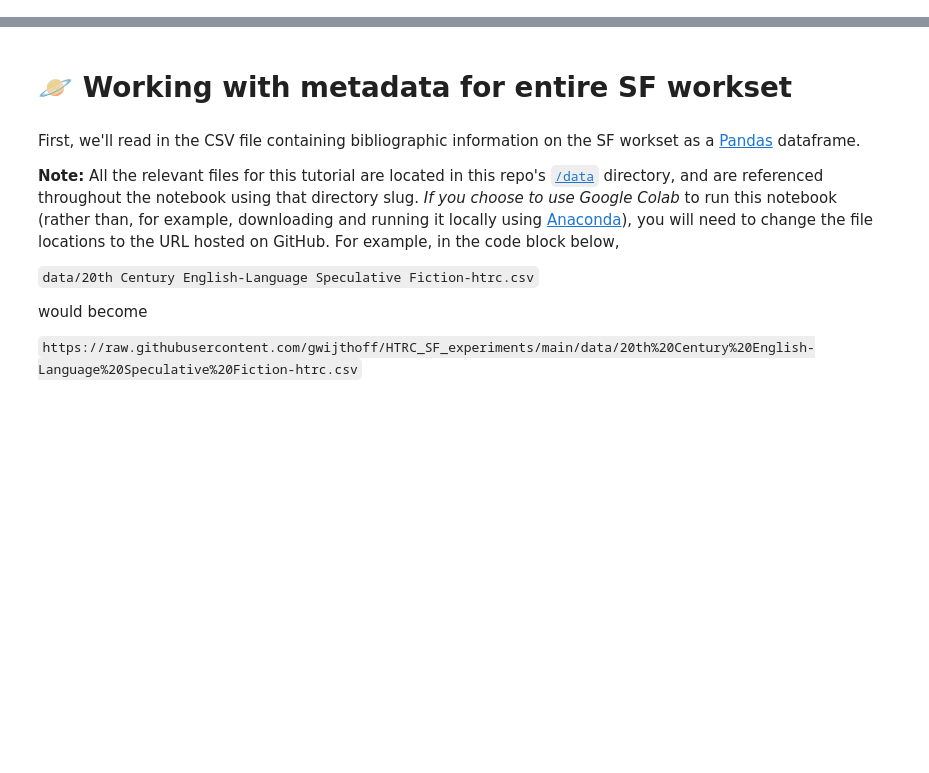
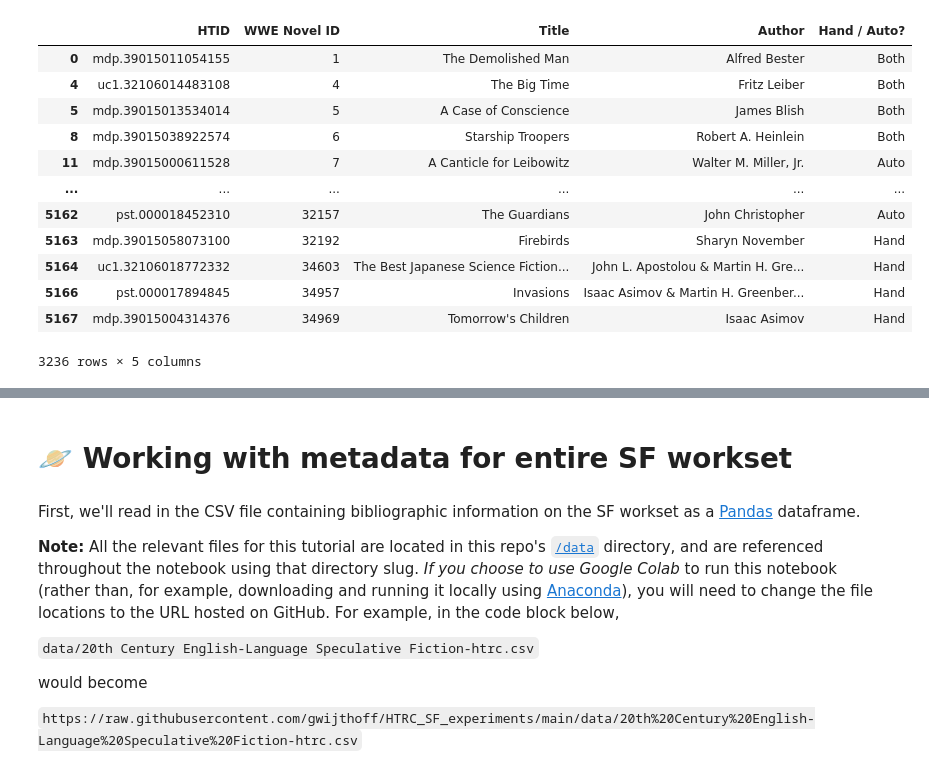
Before and after one commit to gwijthoff/HTRC_SF_experiments, a Jupyter notebook: htrc_sf_experiments.ipynb, the cells around one changed output, grey strips where cells are left out. Saved outputs shown, nothing was run; the diff lists cells and outputs as text; code cells hidden in the pictures; blank space fills up the shorter version.

```diff
--- a/htrc_sf_experiments.ipynb
+++ b/htrc_sf_experiments.ipynb
@@ -70,0 +102,18 @@ You need to use `rsync` to download these Extracted Features files for the entir
+# %%
+# remove duplicate titles, leaving us with 3,236 unique works
+df_minus_duplicates = df.drop_duplicates(subset=['Title'])
+df_minus_duplicates
+# %% [output]
+|  | HTID | WWE Novel ID | Title | Author | Hand / Auto? |
+| 0 | mdp.39015011054155 | 1 | The Demolished Man | Alfred Bester | Both |
+| 4 | uc1.32106014483108 | 4 | The Big Time | Fritz Leiber | Both |
+| 5 | mdp.39015013534014 | 5 | A Case of Conscience | James Blish | Both |
+| 8 | mdp.39015038922574 | 6 | Starship Troopers | Robert A. Heinlein | Both |
+| 11 | mdp.39015000611528 | 7 | A Canticle for Leibowitz | Walter M. Miller, Jr. | Auto |
+| ... | ... | ... | ... | ... | ... |
+| 5162 | pst.000018452310 | 32157 | The Guardians | John Christopher | Auto |
+| 5163 | mdp.39015058073100 | 32192 | Firebirds | Sharyn November | Hand |
+| 5164 | uc1.32106018772332 | 34603 | The Best Japanese Science Fiction... | John L. Apostolou & Martin H. Gre... | Hand |
+| 5166 | pst.000017894845 | 34957 | Invasions | Isaac Asimov & Martin H. Greenber... | Hand |
+| 5167 | mdp.39015004314376 | 34969 | Tomorrow's Children | Isaac Asimov | Hand |
+3236 rows × 5 columns
```
Also changed, not shown: parts of 12 cells of this notebook.
